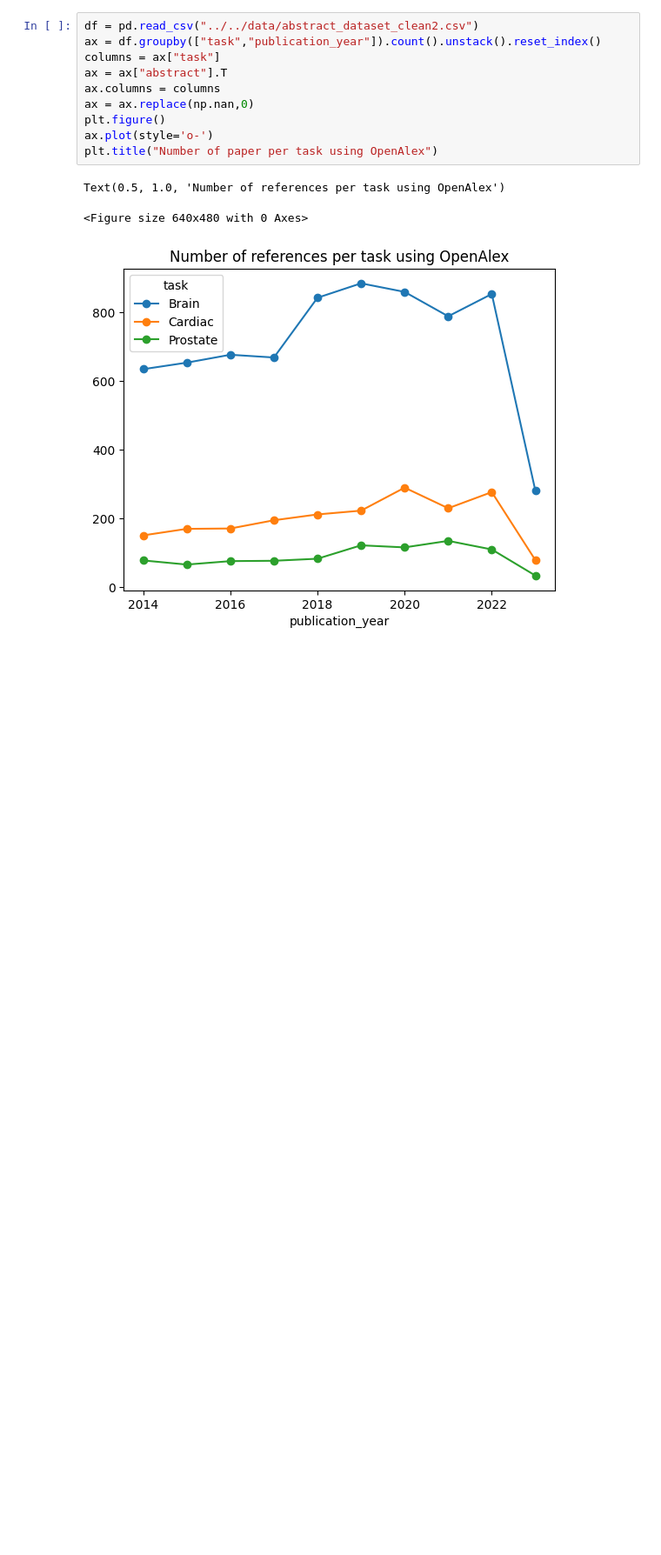
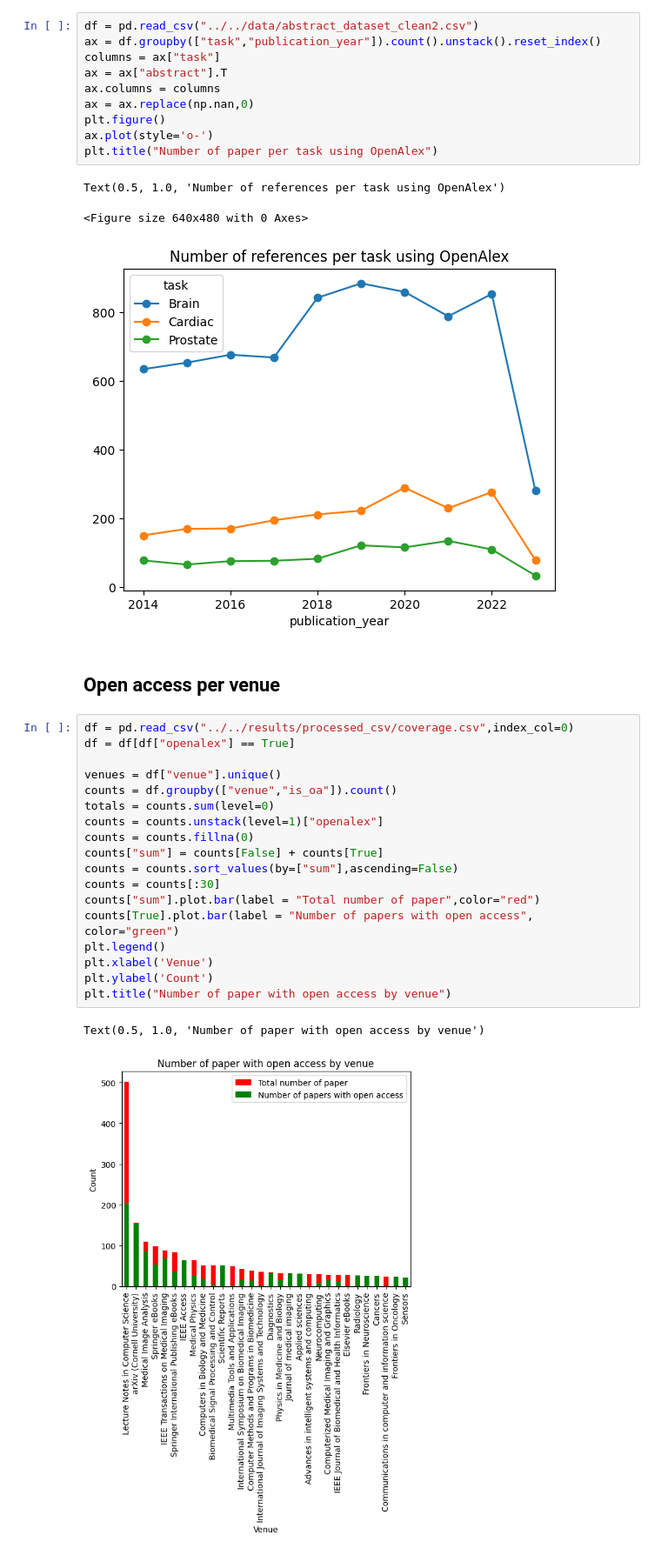
Before and after one commit to TheoSourget/DDSA_Sourget, a Jupyter notebook: code/other/CoverageAnalysis.ipynb, the cells around one changed output. Shown at 87% size. Cells and saved outputs as stored; diff of their text form; blank space fills up the shorter version.

Commit message:
OpenAccess by venue figure

```diff
--- a/code/other/CoverageAnalysis.ipynb
+++ b/code/other/CoverageAnalysis.ipynb
@@ -239,3 +239,26 @@ plt.title("Number of paper per task using OpenAlex")
 Text(0.5, 1.0, 'Number of references per task using OpenAlex')
 <Figure size 640x480 with 0 Axes>
 [figure]
+# %% [markdown]
+## Open access per venue
+# %%
+df = pd.read_csv("../../results/processed_csv/coverage.csv",index_col=0)
+df = df[df["openalex"] == True]
+
+venues = df["venue"].unique()
+counts = df.groupby(["venue","is_oa"]).count()
+totals = counts.sum(level=0)
+counts = counts.unstack(level=1)["openalex"]
+counts = counts.fillna(0)
+counts["sum"] = counts[False] + counts[True]
+counts = counts.sort_values(by=["sum"],ascending=False)
+counts = counts[:30]
+counts["sum"].plot.bar(label = "Total number of paper",color="red")
+counts[True].plot.bar(label = "Number of papers with open access", color="green")
+plt.legend()
+plt.xlabel('Venue')
+plt.ylabel('Count')
+plt.title("Number of paper with open access by venue")
+# %% [output]
+Text(0.5, 1.0, 'Number of paper with open access by venue')
+[figure, added]
```
